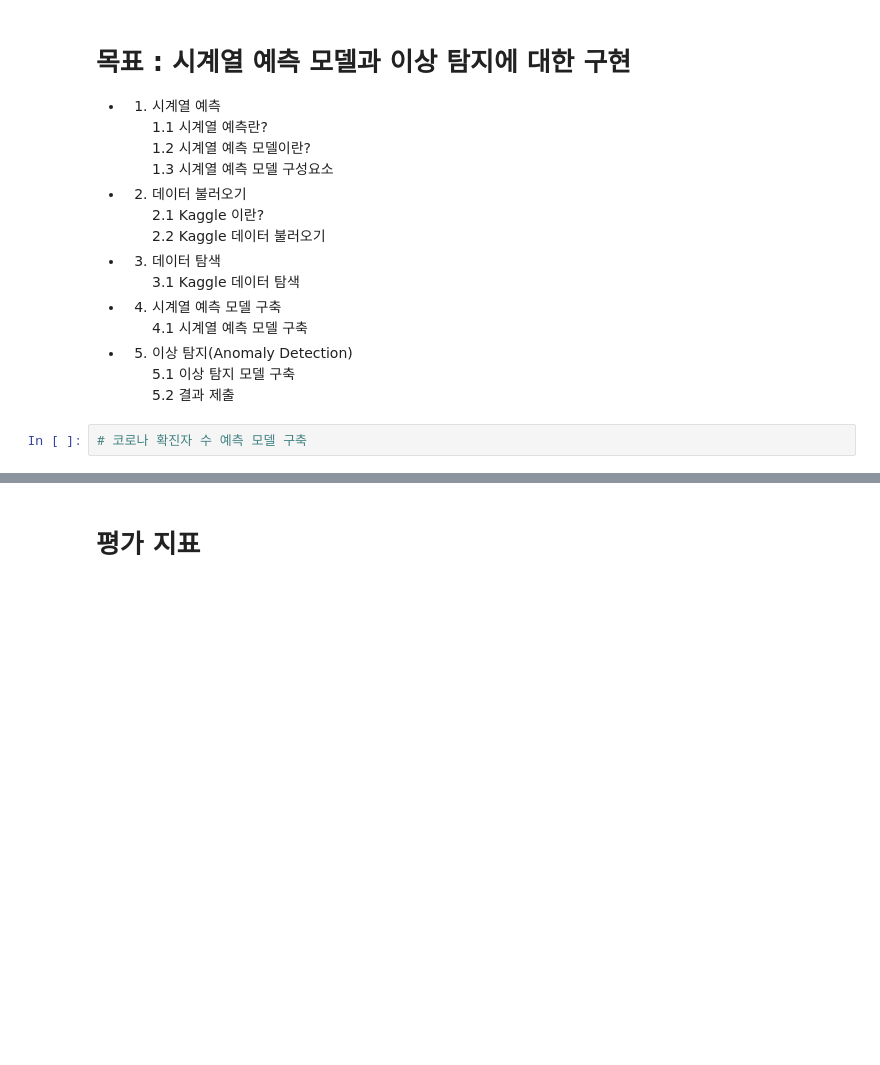
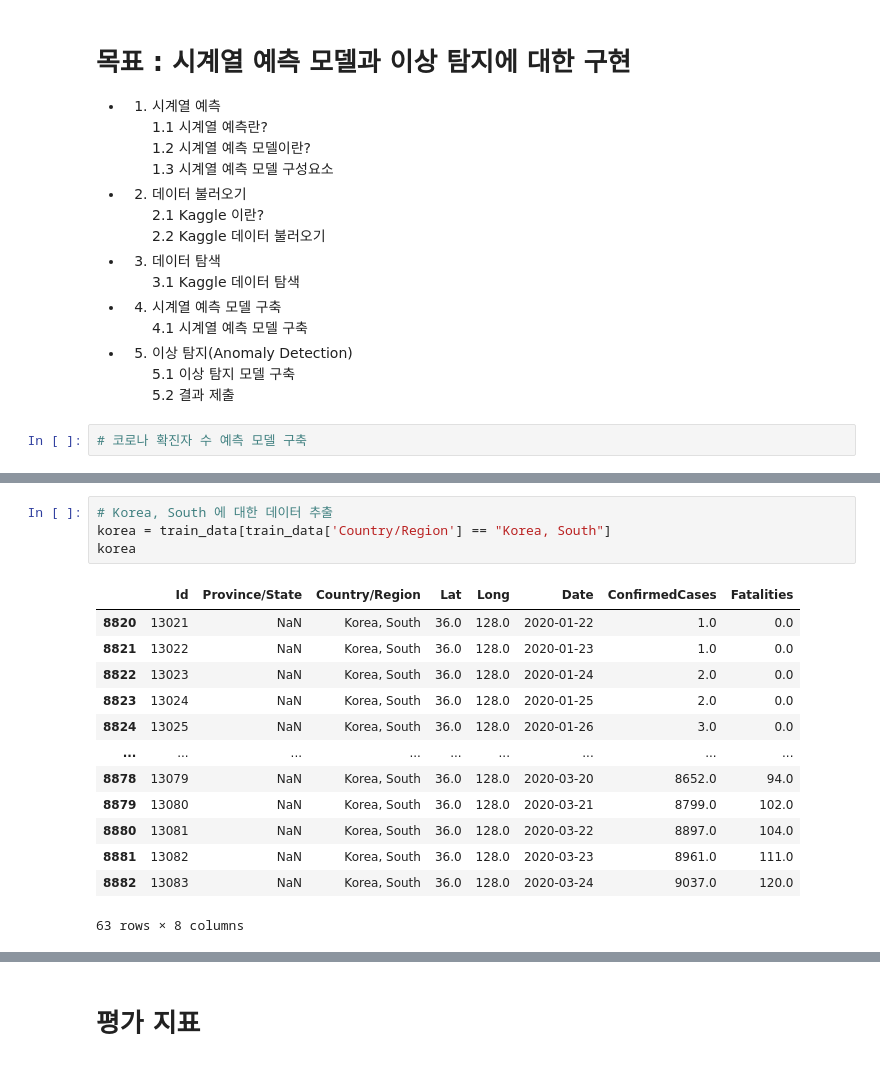
Before and after one commit to limhasic/TimeSeries_Anomaly_Detection, a Jupyter notebook: 강의자료_시계열.ipynb, the cells around one changed output, grey strips where cells are left out. Saved outputs shown, nothing was run; the diff lists cells and outputs as text; blank space fills up the shorter version.

```diff
--- a/강의자료_시계열.ipynb
+++ b/강의자료_시계열.ipynb
@@ -56,0 +167,18 @@ Downloading novel-corona-virus-2019-dataset.zip to /content
+# %%
+# Korea, South 에 대한 데이터 추출
+korea = train_data[train_data['Country/Region'] == "Korea, South"]
+korea
+# %% [output]
+|  | Id | Province/State | Country/Region | Lat | Long | Date | ConfirmedCases | Fatalities |
+| 8820 | 13021 | NaN | Korea, South | 36.0 | 128.0 | 2020-01-22 | 1.0 | 0.0 |
+| 8821 | 13022 | NaN | Korea, South | 36.0 | 128.0 | 2020-01-23 | 1.0 | 0.0 |
+| 8822 | 13023 | NaN | Korea, South | 36.0 | 128.0 | 2020-01-24 | 2.0 | 0.0 |
+| 8823 | 13024 | NaN | Korea, South | 36.0 | 128.0 | 2020-01-25 | 2.0 | 0.0 |
+| 8824 | 13025 | NaN | Korea, South | 36.0 | 128.0 | 2020-01-26 | 3.0 | 0.0 |
+| ... | ... | ... | ... | ... | ... | ... | ... | ... |
+| 8878 | 13079 | NaN | Korea, South | 36.0 | 128.0 | 2020-03-20 | 8652.0 | 94.0 |
+| 8879 | 13080 | NaN | Korea, South | 36.0 | 128.0 | 2020-03-21 | 8799.0 | 102.0 |
+| 8880 | 13081 | NaN | Korea, South | 36.0 | 128.0 | 2020-03-22 | 8897.0 | 104.0 |
+| 8881 | 13082 | NaN | Korea, South | 36.0 | 128.0 | 2020-03-23 | 8961.0 | 111.0 |
+| 8882 | 13083 | NaN | Korea, South | 36.0 | 128.0 | 2020-03-24 | 9037.0 | 120.0 |
+63 rows × 8 columns
```
Also changed, not shown: parts of 16 cells of this notebook.
